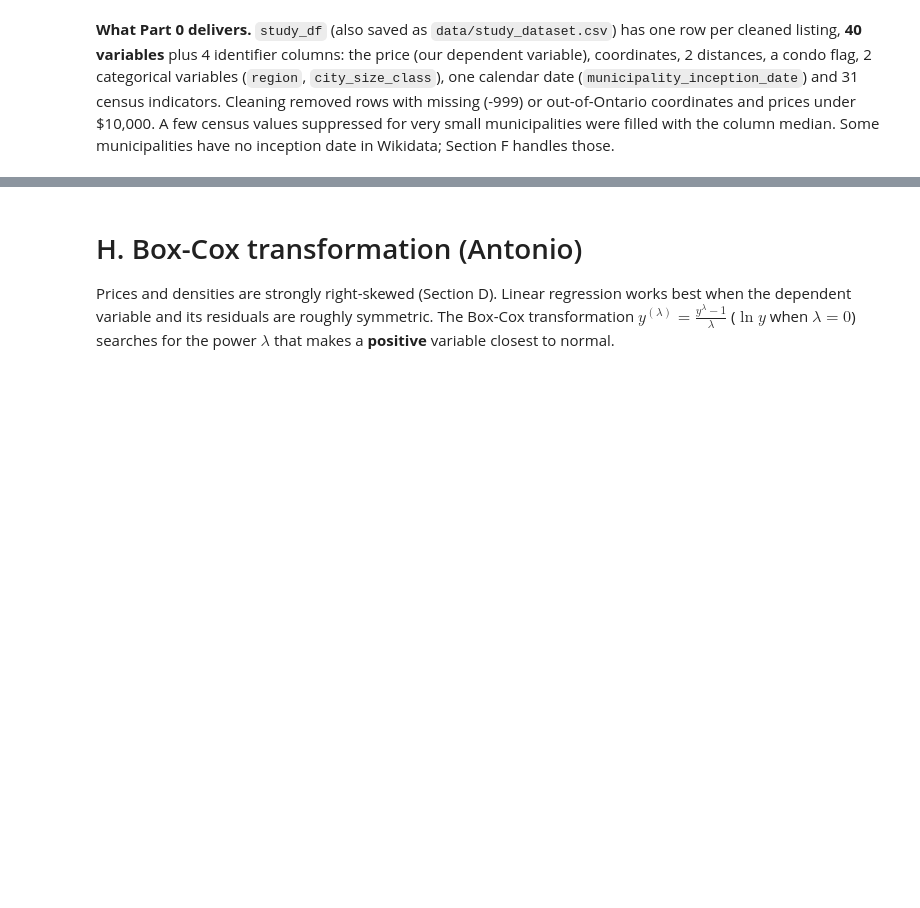
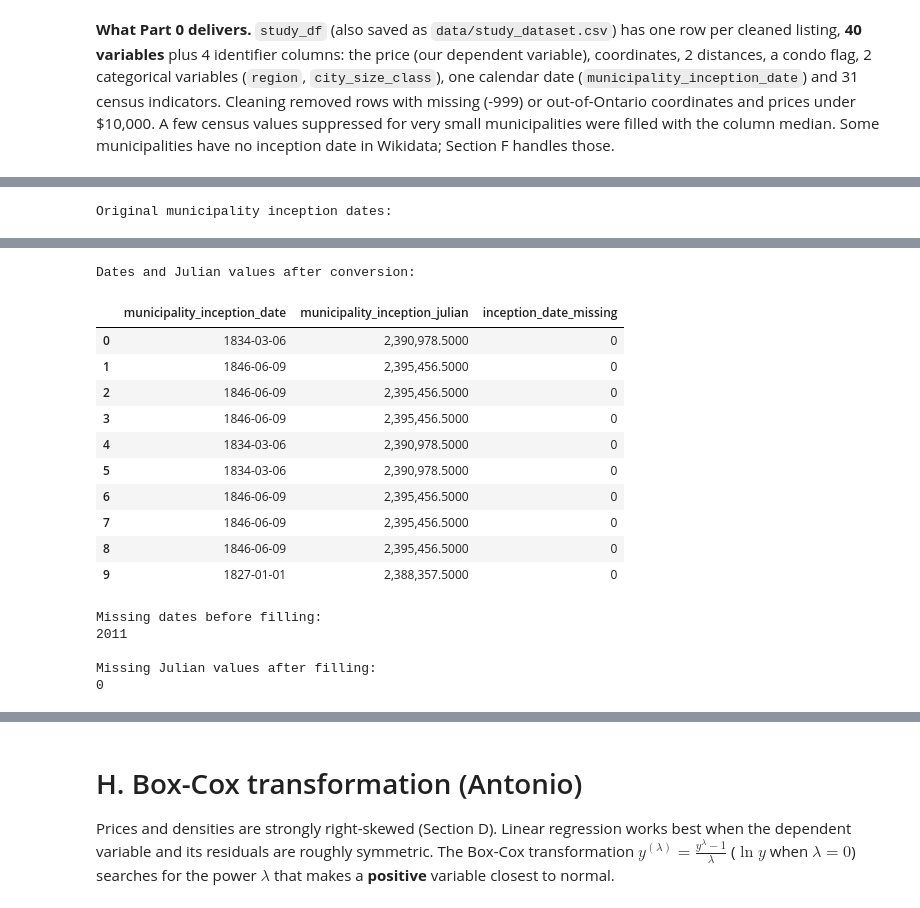
Before and after one commit to antoniosg2025-stack/PROG8431_Group5, a Jupyter notebook: ProblemAnalysisWorkshopC/Workshop_C_Linear_Regression.ipynb, the cells around one changed output, grey strips where cells are left out. Saved outputs shown, nothing was run; the diff lists cells and outputs as text; code cells hidden in the pictures; blank space fills up the shorter version.

```diff
--- a/ProblemAnalysisWorkshopC/Workshop_C_Linear_Regression.ipynb
+++ b/ProblemAnalysisWorkshopC/Workshop_C_Linear_Regression.ipynb
@@ -250,0 +420,63 @@ no inception date in Wikidata; Section F handles those.
+# %%
+# Display original municipality inception dates
+
+print("Original municipality inception dates:")
+display(study_df[["municipality_inception_date"]].head(10))
+
+
+# Convert municipality_inception_date to datetime
+
+study_df["municipality_inception_date"] = pd.to_datetime(
+    study_df["municipality_inception_date"],
+    errors="coerce"
+)
+
+
+# Create a missing-date indicator (1 = missing, 0 = available)
+
+study_df["inception_date_missing"] = (
+    study_df["municipality_inception_date"].isna().astype(int)
+)
+
+
+# Convert calendar dates to Julian dates
+
+study_df["municipality_inception_julian"] = (
+    study_df["municipality_inception_date"].apply(
+        lambda date: date.to_julian_date() if pd.notna(date) else float("nan")
+    )
+)
+
+
+# Fill missing Julian dates using the median
+
+median_julian = study_df["municipality_inception_julian"].median()
+
+study_df["municipality_inception_julian"] = (
+    study_df["municipality_inception_julian"].fillna(median_julian)
+)
+
+
+# Display results after conversion
+
+print("Dates and Julian values after conversion:")
+display(
+    study_df[
+        [
+            "municipality_inception_date",
+            "municipality_inception_julian",
+            "inception_date_missing"
+        ]
+    ].head(10)
+)
+
+
+# Check missing values
+
+print("Missing dates before filling:")
+print(study_df["inception_date_missing"].sum())
+
+print("\nMissing Julian values after filling:")
+print(study_df["municipality_inception_julian"].isna().sum())
+# %% [output]
+Original municipality inception dates:
@@ -250,0 +494,17 @@ no inception date in Wikidata; Section F handles those.
+Dates and Julian values after conversion:
+|  | municipality_inception_date | municipality_inception_julian | inception_date_missing |
+| 0 | 1834-03-06 | 2,390,978.5000 | 0 |
+| 1 | 1846-06-09 | 2,395,456.5000 | 0 |
+| 2 | 1846-06-09 | 2,395,456.5000 | 0 |
+| 3 | 1846-06-09 | 2,395,456.5000 | 0 |
+| 4 | 1834-03-06 | 2,390,978.5000 | 0 |
+| 5 | 1834-03-06 | 2,390,978.5000 | 0 |
+| 6 | 1846-06-09 | 2,395,456.5000 | 0 |
+| 7 | 1846-06-09 | 2,395,456.5000 | 0 |
+| 8 | 1846-06-09 | 2,395,456.5000 | 0 |
+| 9 | 1827-01-01 | 2,388,357.5000 | 0 |
+Missing dates before filling:
+2011
+
+Missing Julian values after filling:
+0
```
Also changed, not shown: parts of 31 cells of this notebook.
